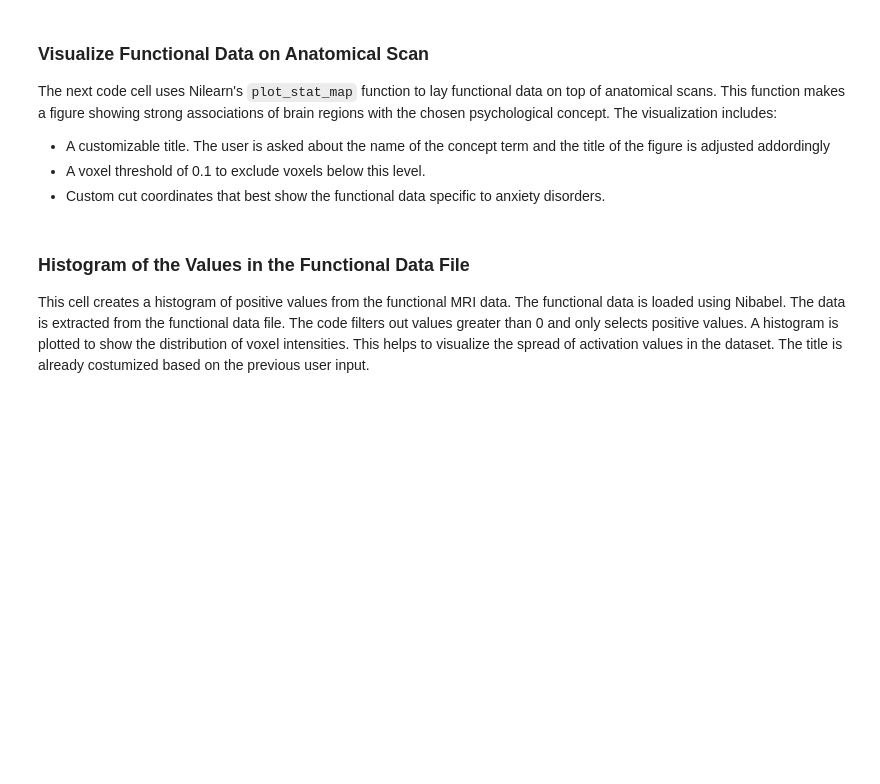
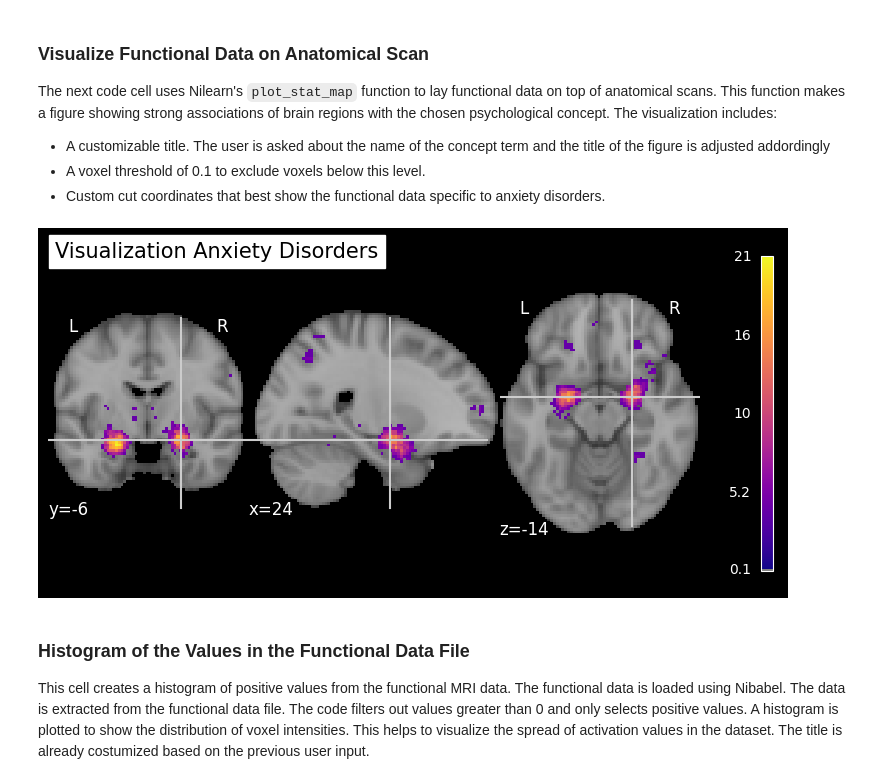
Before and after one commit to Lisamaria-Val/anxiety-disorders, a Jupyter notebook: anxiety_disorders_notebook.ipynb, the cells around one changed output. Saved outputs shown, nothing was run; the diff lists cells and outputs as text; code cells hidden in the pictures; blank space fills up the shorter version.

Commit message:
Added proposed changes

```diff
--- a/anxiety_disorders_notebook.ipynb
+++ b/anxiety_disorders_notebook.ipynb
@@ -55,12 +53,29 @@ The next code cell uses Nilearn's `plot_stat_map` function to lay functional dat
 # %%
 
 from nilearn import plotting
 
 concept_term=input("What concept term would you like to visualize?").strip()
 
+# PROPOSED CHANGE: customized coordinates
+# Ask the user if they want to specify custom slice coordinates
+use_custom_slices = input("Would you like to specify custom slice coordinates in 3D space? (yes/no): ").strip().lower()
+if use_custom_slices == 'yes':
+    try:
+        x = float(input("Enter the x-coordinate for slicing: ").strip())
+        y = float(input("Enter the y-coordinate for slicing: ").strip())
+        z = float(input("Enter the z-coordinate for slicing: ").strip())
+        cut_coords = (x, y, z)
+    except ValueError:
+        print("Invalid input. Using default slice coordinates.")
+        cut_coords = (24, -6, -14)
+else:
+    cut_coords = (24, -6, -14)  # Default slice coordinates
+
 # plotting functional image on top of anatomical image
-plotting.plot_stat_map(stat_map_img=functional_img,bg_img=anatomical_img, threshold=0.1, cut_coords=(24, -6, -14), cmap="plasma", title=f"Visualization {concept_term}")
+plotting.plot_stat_map(stat_map_img=functional_img,bg_img=anatomical_img, threshold=0.1, cut_coords=cut_coords, cmap="plasma", title=f"Visualization {concept_term}")
 plotting.show()
+# %% [output]
+[figure, added]
 # %% [markdown]
 ### Histogram of the Values in the Functional Data File
 This cell creates a histogram of positive values from the functional MRI data. The functional data is loaded using Nibabel. The data is extracted from the functional data file. The code filters out values greater than 0 and only selects positive values. A histogram is plotted to show the distribution of voxel intensities. This helps to visualize the spread of activation values in the dataset. The title is already costumized based on the previous user input.
```
Also changed, not shown: parts of 2 cells of this notebook.
